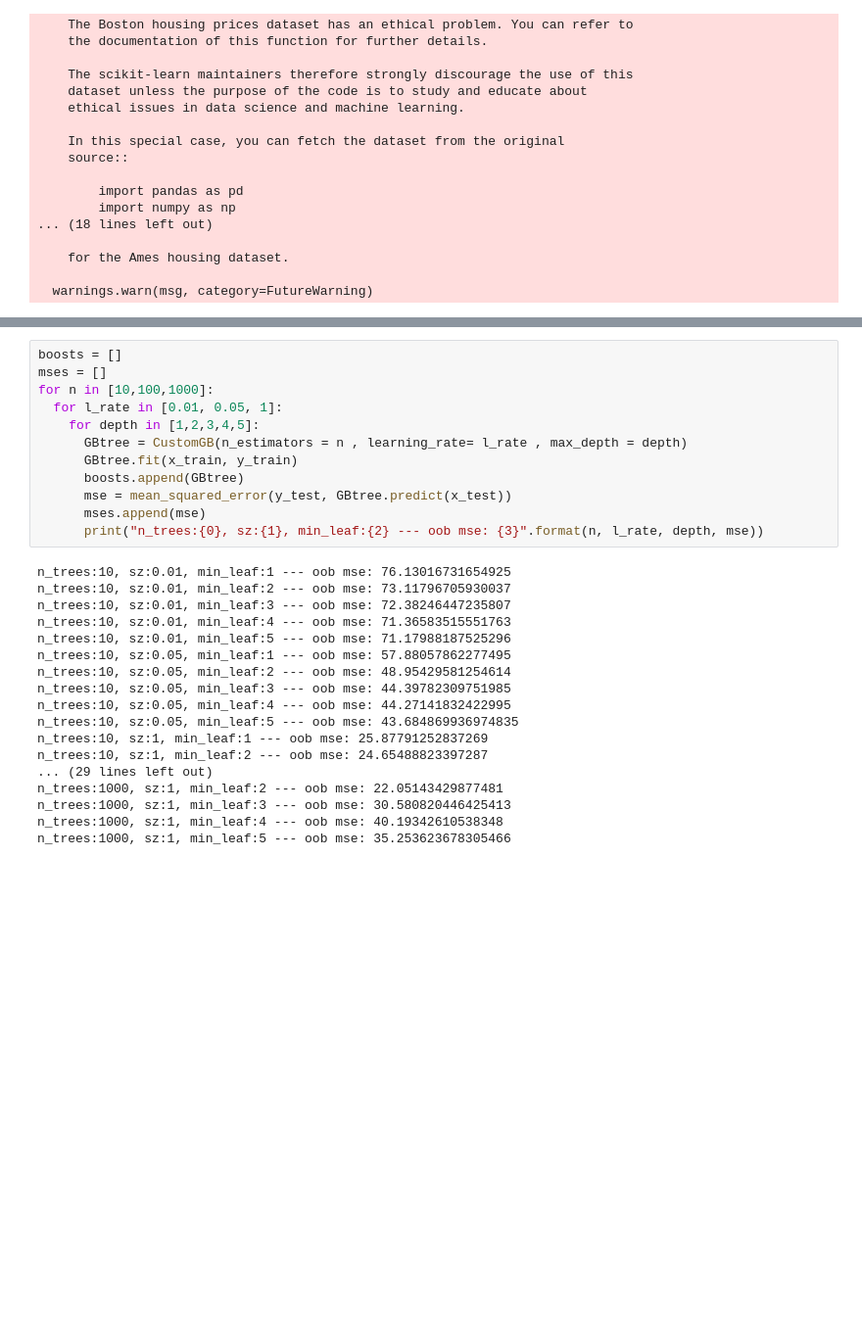
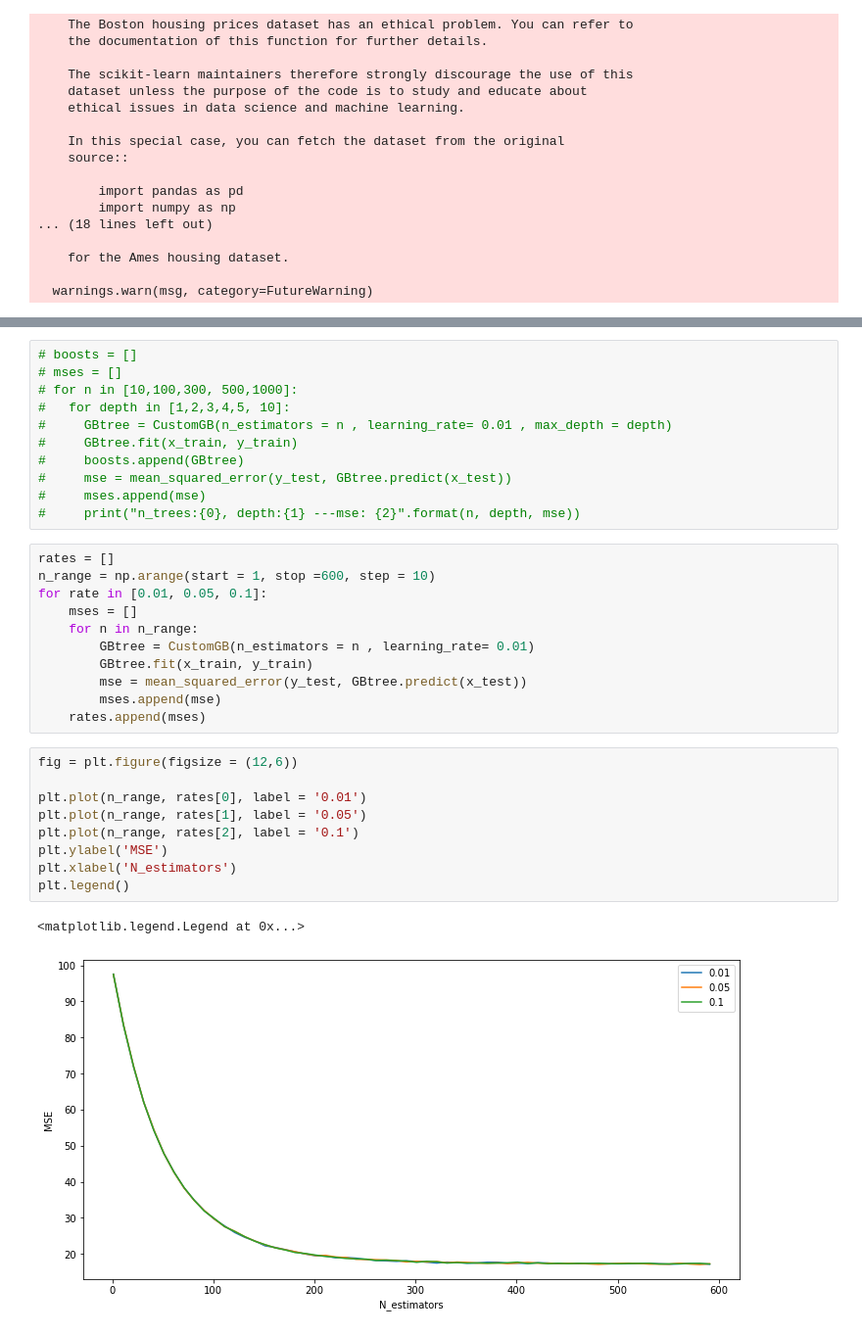
Before and after one commit to Shuaf98/y-data, a Jupyter notebook: ydata_supervised_learning/lecture6_EnsembleLearning/Ensemble Learning Exercise.ipynb, the cells around one changed output, grey strips where cells are left out. Shown at 98% size. Drawn from its saved outputs; the diff is of its cells as text; blank space fills up the shorter version.

```diff
--- a/ydata_supervised_learning/lecture6_EnsembleLearning/Ensemble Learning Exercise.ipynb
+++ b/ydata_supervised_learning/lecture6_EnsembleLearning/Ensemble Learning Exercise.ipynb
@@ -434,33 +428,37 @@ plt.scatter(y_test, GB.predict(x_test))
 # %%
-boosts = []
-mses = []
-for n in [10,100,1000]:
-  for l_rate in [0.01, 0.05, 1]:
-    for depth in [1,2,3,4,5]:
-      GBtree = CustomGB(n_estimators = n , learning_rate= l_rate , max_depth = depth)
-      GBtree.fit(x_train, y_train)
-      boosts.append(GBtree)
-      mse = mean_squared_error(y_test, GBtree.predict(x_test))
-      mses.append(mse)
-      print("n_trees:{0}, sz:{1}, min_leaf:{2} --- oob mse: {3}".format(n, l_rate, depth, mse))
+# boosts = []
+# mses = []
+# for n in [10,100,300, 500,1000]:
+#   for depth in [1,2,3,4,5, 10]:
+#     GBtree = CustomGB(n_estimators = n , learning_rate= 0.01 , max_depth = depth)
+#     GBtree.fit(x_train, y_train)
+#     boosts.append(GBtree)
+#     mse = mean_squared_error(y_test, GBtree.predict(x_test))
+#     mses.append(mse)
+#     print("n_trees:{0}, depth:{1} ---mse: {2}".format(n, depth, mse))
-# %% [output]
-n_trees:10, sz:0.01, min_leaf:1 --- oob mse: 76.13016731654925
-n_trees:10, sz:0.01, min_leaf:2 --- oob mse: 73.11796705930037
-n_trees:10, sz:0.01, min_leaf:3 --- oob mse: 72.38246447235807
-n_trees:10, sz:0.01, min_leaf:4 --- oob mse: 71.36583515551763
-n_trees:10, sz:0.01, min_leaf:5 --- oob mse: 71.17988187525296
-n_trees:10, sz:0.05, min_leaf:1 --- oob mse: 57.88057862277495
-n_trees:10, sz:0.05, min_leaf:2 --- oob mse: 48.95429581254614
-n_trees:10, sz:0.05, min_leaf:3 --- oob mse: 44.39782309751985
-n_trees:10, sz:0.05, min_leaf:4 --- oob mse: 44.27141832422995
-n_trees:10, sz:0.05, min_leaf:5 --- oob mse: 43.684869936974835
-n_trees:10, sz:1, min_leaf:1 --- oob mse: 25.87791252837269
-n_trees:10, sz:1, min_leaf:2 --- oob mse: 24.65488823397287
-... (29 lines left out)
-n_trees:1000, sz:1, min_leaf:2 --- oob mse: 22.05143429877481
-n_trees:1000, sz:1, min_leaf:3 --- oob mse: 30.580820446425413
-n_trees:1000, sz:1, min_leaf:4 --- oob mse: 40.19342610538348
-n_trees:1000, sz:1, min_leaf:5 --- oob mse: 35.253623678305466
+# %%
+rates = []
+n_range = np.arange(start = 1, stop =600, step = 10)
+for rate in [0.01, 0.05, 0.1]:
+    mses = []
+    for n in n_range:
+        GBtree = CustomGB(n_estimators = n , learning_rate= 0.01)
+        GBtree.fit(x_train, y_train)
+        mse = mean_squared_error(y_test, GBtree.predict(x_test))
+        mses.append(mse)
+    rates.append(mses)
+# %%
+fig = plt.figure(figsize = (12,6))
+
+plt.plot(n_range, rates[0], label = '0.01')
+plt.plot(n_range, rates[1], label = '0.05')
+plt.plot(n_range, rates[2], label = '0.1')
+plt.ylabel('MSE')
+plt.xlabel('N_estimators')
+plt.legend()
+# %% [output]
+<matplotlib.legend.Legend at 0x...>
+[figure, added]
 # %%
 idx = np.argmin(mses)
 r2_score(y_test, boosts[idx].predict(x_test))
```
Also changed, not shown: parts of 5 cells of this notebook, 3 other files.
